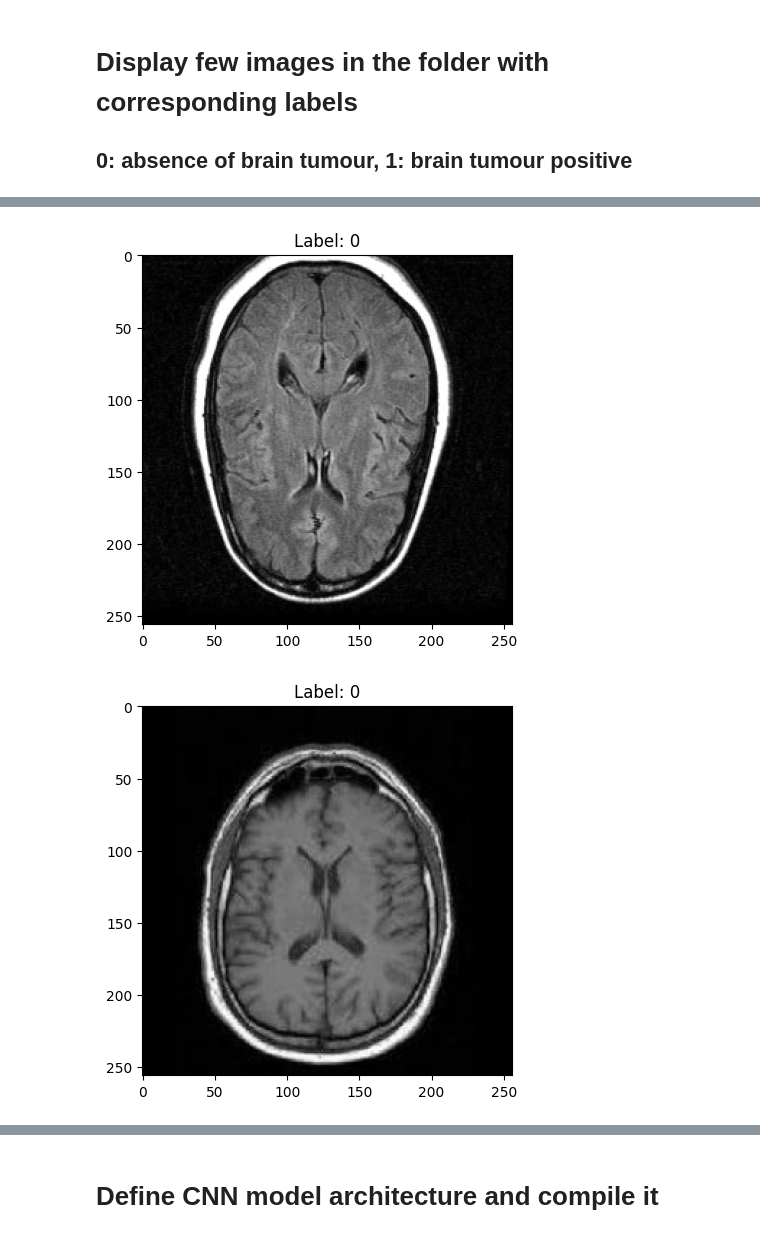
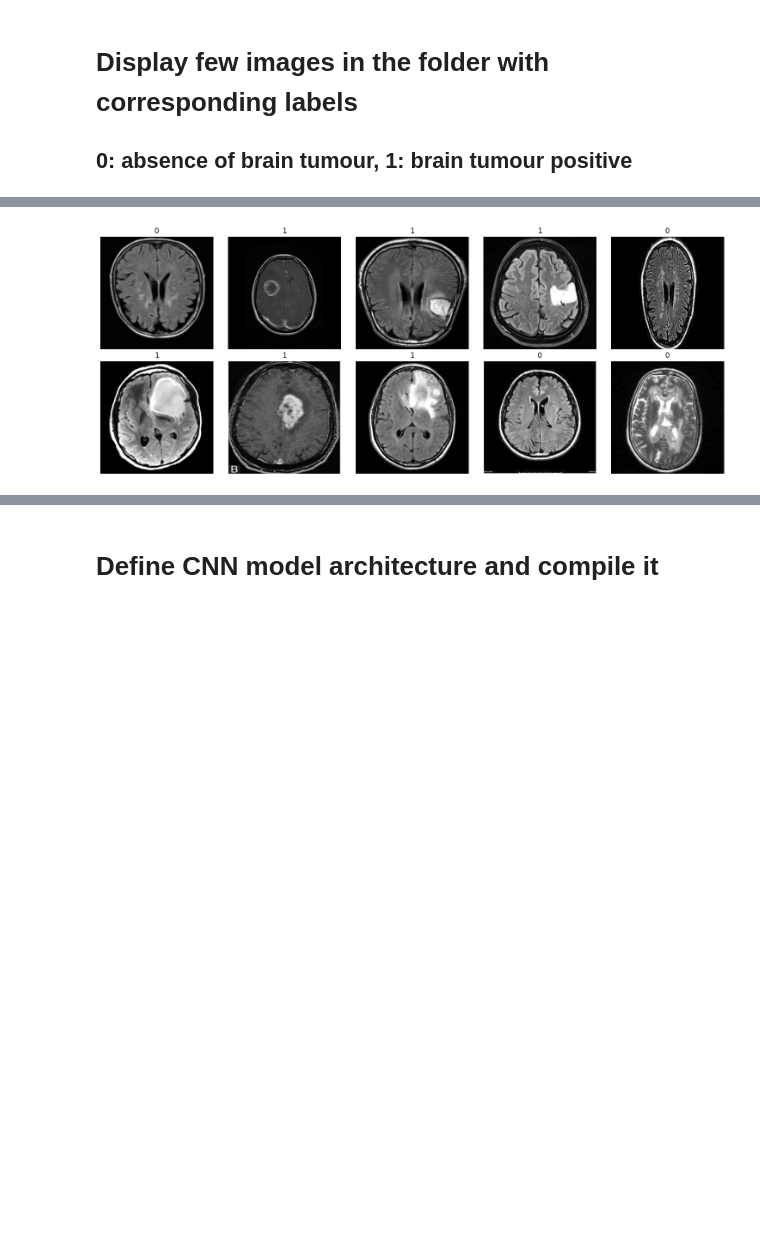
Before and after one commit to lisacheung22/brain-tumour-project, a Jupyter notebook: ProjectCore.ipynb, the cells around one changed output, grey strips where cells are left out. Saved outputs shown, nothing was run; the diff lists cells and outputs as text; code cells hidden in the pictures; blank space fills up the shorter version.

```diff
--- a/ProjectCore.ipynb
+++ b/ProjectCore.ipynb
@@ -109,18 +94,17 @@ Image_No: 2479
 # %%
-# Display 5 random images from train_loader in original form
-# To confirm we have successfully loaded images ready for training
-def unnormalize(img):
-    img = img.numpy()
-    img = np.transpose(img, (1, 2, 0))  # transpose the dimensions
-    return img
+# Display 10 random original images
+n_samples = 10
+indices = np.random.randint(x_train.shape[2], size=n_samples)
 
-images, labels = next(iter(train_loader))
+fig, axes = plt.subplots(2, 5, figsize=(15, 6))
+for i, idx in enumerate(indices):
+    row = i // 5
+    col = i % 5
+    axes[row, col].imshow(x_train[idx], cmap='gray')
+    axes[row, col].set_title(y_train[idx])
+    axes[row, col].axis('off')
 
-# Visualize the first 5 images and their labels
-for i in range(5):
-    plt.imshow(unnormalize(images[i]), cmap='gray')
-    plt.title('Label: {}'.format(labels[i]))
-    plt.show()
+plt.tight_layout()
+plt.show()
 # %% [output]
-[figure, old version]
+[figure, new version]
-[figure, removed]
```
Also changed, not shown: parts of 9 cells of this notebook, 2 other files.
